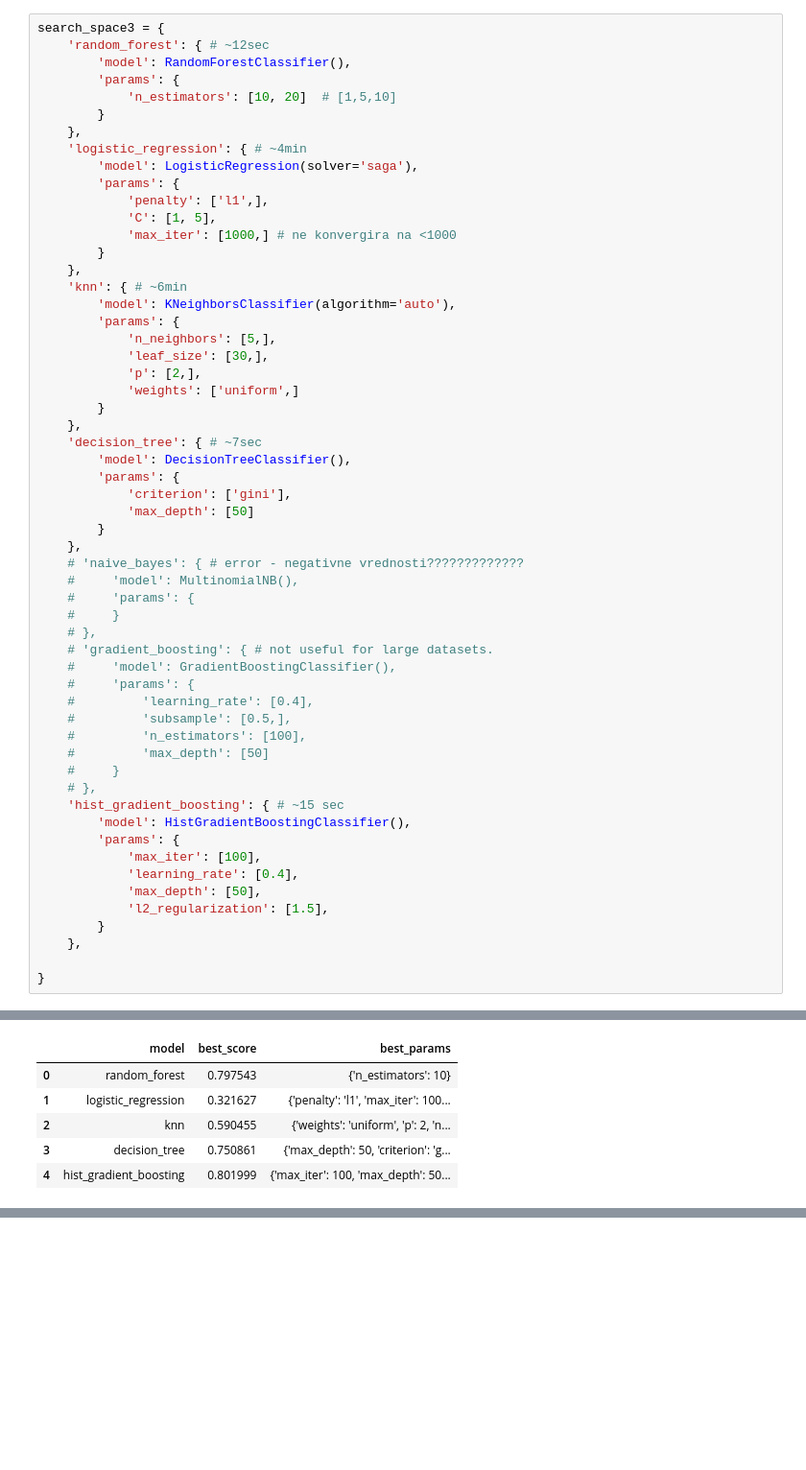
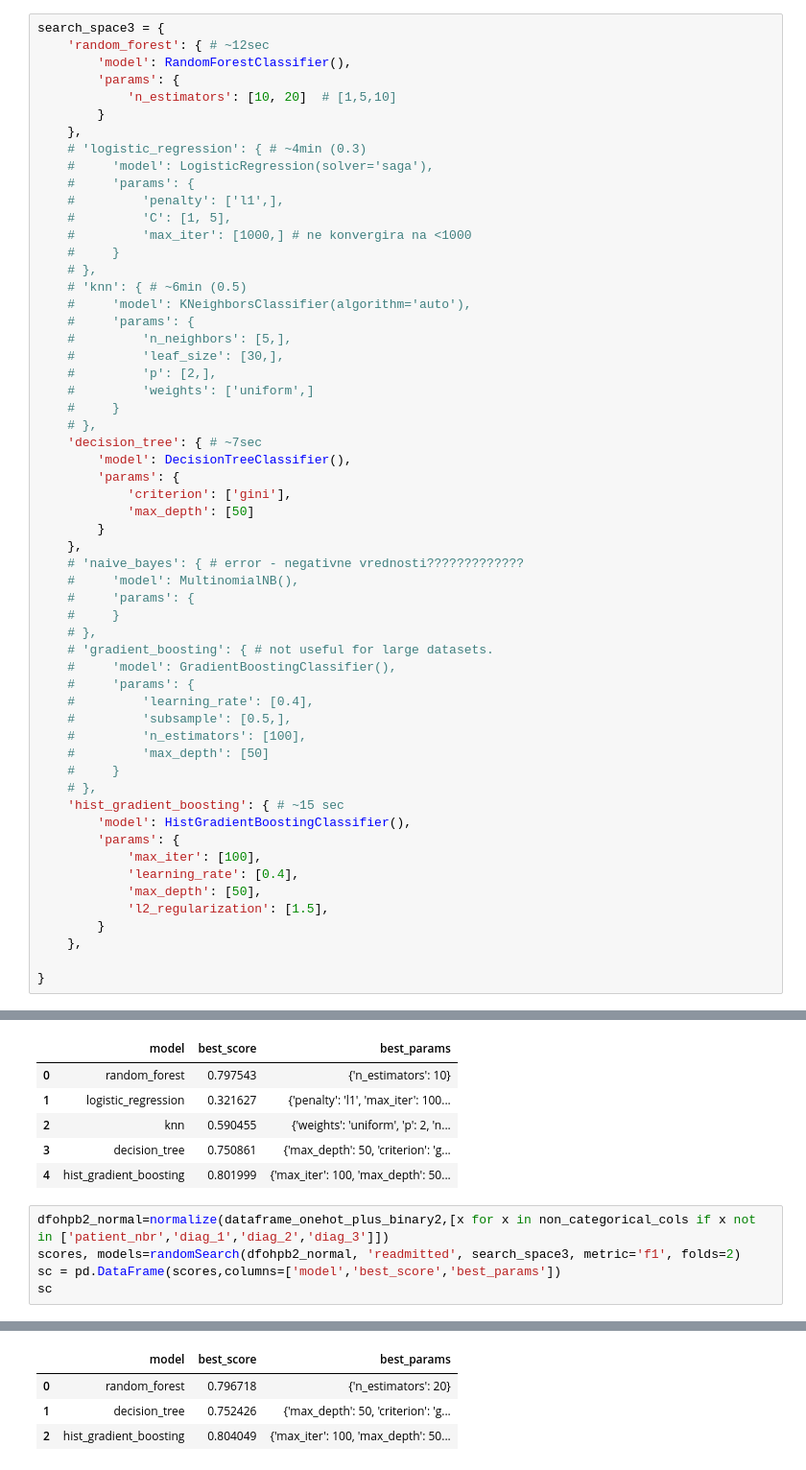
Before and after one commit to mjovanovic9999/ML, a Jupyter notebook: I/notebook/main.ipynb, the cells around one changed output, grey strips where cells are left out. Shown at 96% size. Drawn from its saved outputs; the diff is of its cells as text; blank space fills up the shorter version.

```diff
--- a/I/notebook/main.ipynb
+++ b/I/notebook/main.ipynb
@@ -931,23 +931,23 @@ search_space3 = {
             'n_estimators': [10, 20]  # [1,5,10]
         }
     },
-    'logistic_regression': { # ~4min
-        'model': LogisticRegression(solver='saga'),
-        'params': {
-            'penalty': ['l1',],
-            'C': [1, 5],
-            'max_iter': [1000,] # ne konvergira na <1000
-        }
-    },
-    'knn': { # ~6min
-        'model': KNeighborsClassifier(algorithm='auto'),
-        'params': {
-            'n_neighbors': [5,],
-            'leaf_size': [30,],
-            'p': [2,],
-            'weights': ['uniform',]
-        }
-    },
+    # 'logistic_regression': { # ~4min (0.3)
+    #     'model': LogisticRegression(solver='saga'),
+    #     'params': {
+    #         'penalty': ['l1',],
+    #         'C': [1, 5],
+    #         'max_iter': [1000,] # ne konvergira na <1000
+    #     }
+    # },
+    # 'knn': { # ~6min (0.5)
+    #     'model': KNeighborsClassifier(algorithm='auto'),
+    #     'params': {
+    #         'n_neighbors': [5,],
+    #         'leaf_size': [30,],
+    #         'p': [2,],
+    #         'weights': ['uniform',]
+    #     }
+    # },
     'decision_tree': { # ~7sec
         'model': DecisionTreeClassifier(),
         'params': {
@@ -1028,3 +1028,9 @@ Fitting 2 folds for each of 1 candidates, totalling 2 fits
 | 2 | knn | 0.590455 | {'weights': 'uniform', 'p': 2, 'n... |
 | 3 | decision_tree | 0.750861 | {'max_depth': 50, 'criterion': 'g... |
 | 4 | hist_gradient_boosting | 0.801999 | {'max_iter': 100, 'max_depth': 50... |
+# %%
+dfohpb2_normal=normalize(dataframe_onehot_plus_binary2,[x for x in non_categorical_cols if x not in ['patient_nbr','diag_1','diag_2','diag_3']])
+scores, models=randomSearch(dfohpb2_normal, 'readmitted', search_space3, metric='f1', folds=2)
+sc = pd.DataFrame(scores,columns=['model','best_score','best_params'])
+sc
+# %% [output]
@@ -1030,0 +1040,4 @@ Fitting 2 folds for each of 1 candidates, totalling 2 fits
+|  | model | best_score | best_params |
+| 0 | random_forest | 0.796718 | {'n_estimators': 20} |
+| 1 | decision_tree | 0.752426 | {'max_depth': 50, 'criterion': 'g... |
+| 2 | hist_gradient_boosting | 0.804049 | {'max_iter': 100, 'max_depth': 50... |
```
Also changed, not shown: parts of 4 cells of this notebook.
